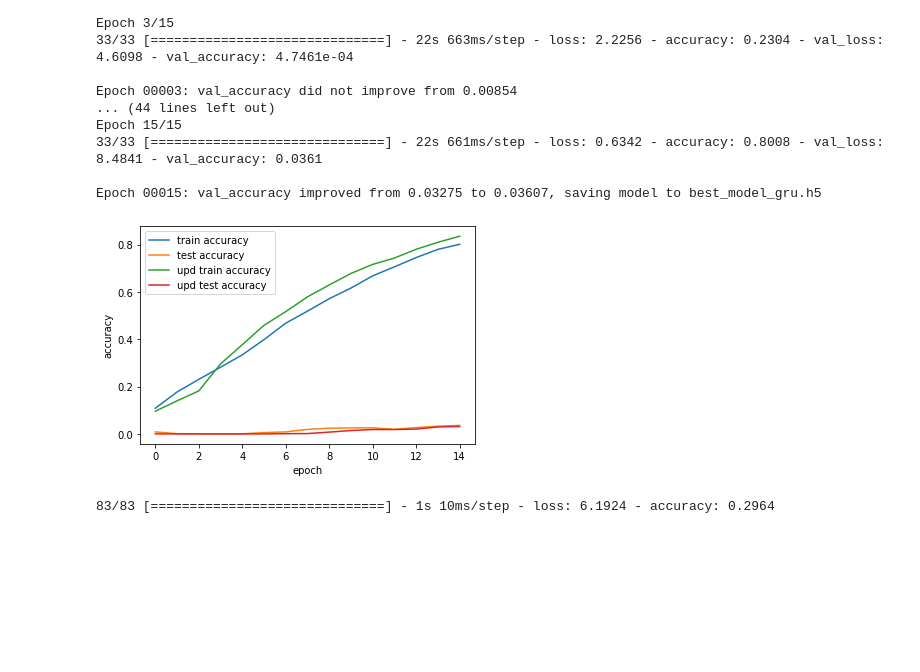
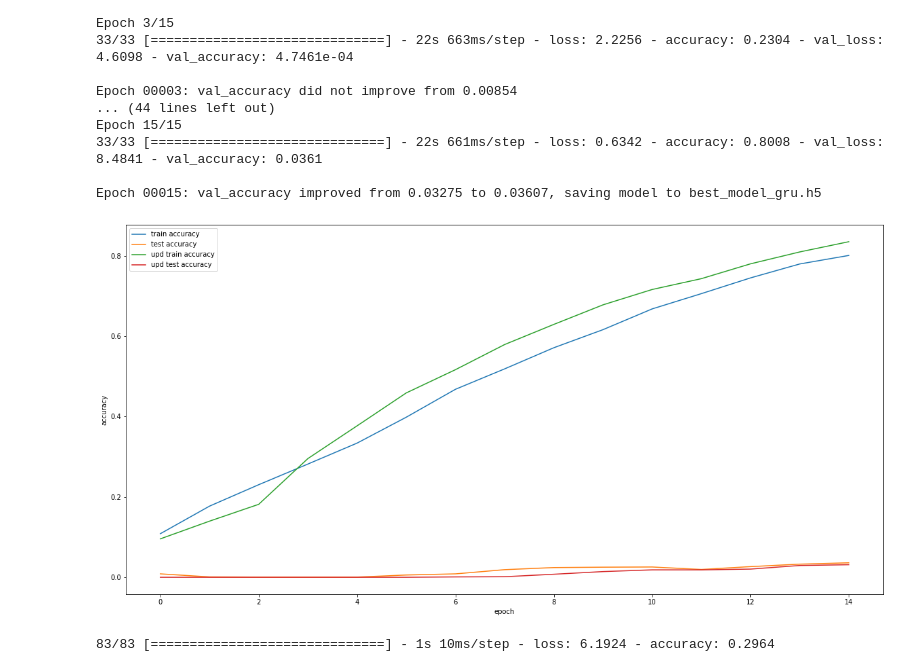
Before and after one commit to winkey1rd/Text-Data-analysis, a Jupyter notebook: TextDataAnalysis.ipynb, the cells around one changed output. Drawn from its saved outputs; the diff is of its cells as text; code cells hidden in the pictures; blank space fills up the shorter version.

```diff
--- a/TextDataAnalysis.ipynb
+++ b/TextDataAnalysis.ipynb
@@ -364,6 +328,7 @@ plt.plot(upd_history_cnn.history['val_accuracy'],
          label='upd test accuracy')
 plt.xlabel('epoch')
 plt.ylabel('accuracy')
+plt.rcParams["figure.figsize"] = (20,10)
 plt.legend()
 plt.show()
 # %% [output]
@@ -466,6 +431,7 @@ plt.plot(upd_history_lstm.history['val_accuracy'],
          label='upd test accuracy')
 plt.xlabel('epoch')
 plt.ylabel('accuracy')
+plt.rcParams["figure.figsize"] = (20,10)
 plt.legend()
 plt.show()
 # %% [output]
@@ -560,18 +526,19 @@ Epoch 00015: val_accuracy improved from 0.03275 to 0.03607, saving model to best
 # %%
 plt.plot(history_gru.history['accuracy'],
          label='train accuracy')
 plt.plot(history_gru.history['val_accuracy'],
          label='test accuracy')
 plt.plot(upd_history_gru.history['accuracy'],
          label='upd train accuracy')
 plt.plot(upd_history_gru.history['val_accuracy'],
          label='upd test accuracy')
 plt.xlabel('epoch')
 plt.ylabel('accuracy')
+plt.rcParams["figure.figsize"] = (20,10)
 plt.legend()
 plt.show()
 # %% [output]
-[figure, old version]
+[figure, new version]
 # %%
 y_test = utils.to_categorical(test['THEME'],file_names_size)
 # %%
```
Also changed, not shown: parts of 11 cells of this notebook.
